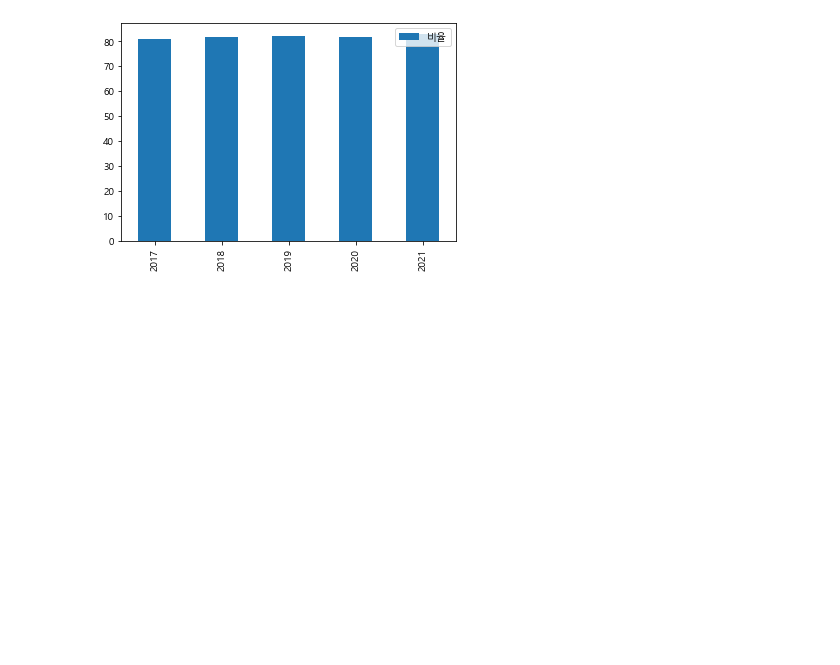
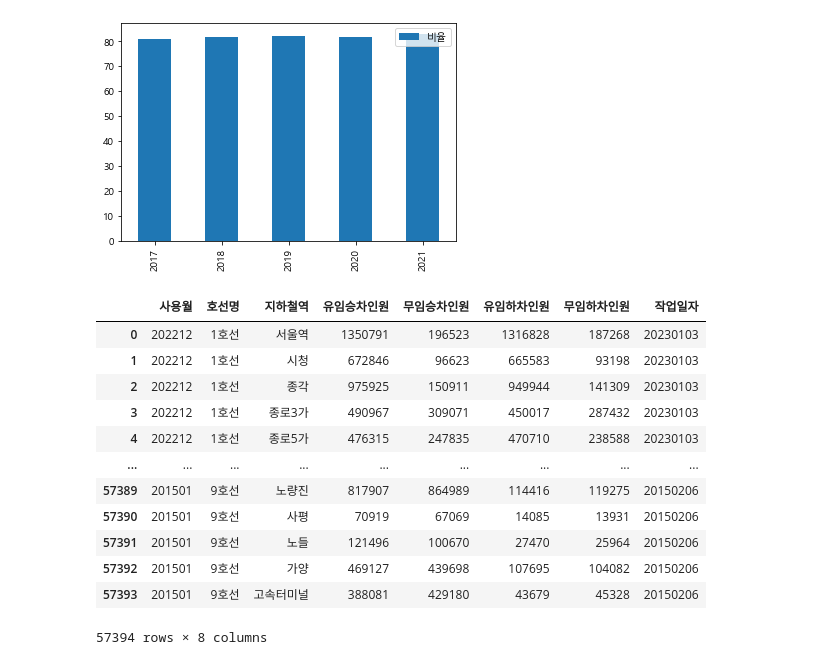
Before and after one commit to limjs1024/semi-project, a Jupyter notebook: teamprject.ipynb, the cells around one changed output. Cells and saved outputs as stored; diff of their text form; code cells hidden in the pictures; blank space fills up the shorter version.

```diff
--- a/teamprject.ipynb
+++ b/teamprject.ipynb
@@ -596,3 +576,21 @@ seoul_old6.plot.bar()
 # %% [output]
 <AxesSubplot:>
 [figure]
+# %%
+seoul_year = pd.read_csv("teamproject/서울시 지하철 호선별 역별 유_무임 승하차 인원 정보 (1).csv",encoding='cp949'
+                  )
+seoul_year
+# %% [output]
+|  | 사용월 | 호선명 | 지하철역 | 유임승차인원 | 무임승차인원 | 유임하차인원 | 무임하차인원 | 작업일자 |
+| 0 | 202212 | 1호선 | 서울역 | 1350791 | 196523 | 1316828 | 187268 | 20230103 |
+| 1 | 202212 | 1호선 | 시청 | 672846 | 96623 | 665583 | 93198 | 20230103 |
+| 2 | 202212 | 1호선 | 종각 | 975925 | 150911 | 949944 | 141309 | 20230103 |
+| 3 | 202212 | 1호선 | 종로3가 | 490967 | 309071 | 450017 | 287432 | 20230103 |
+| 4 | 202212 | 1호선 | 종로5가 | 476315 | 247835 | 470710 | 238588 | 20230103 |
+| ... | ... | ... | ... | ... | ... | ... | ... | ... |
+| 57389 | 201501 | 9호선 | 노량진 | 817907 | 864989 | 114416 | 119275 | 20150206 |
+| 57390 | 201501 | 9호선 | 사평 | 70919 | 67069 | 14085 | 13931 | 20150206 |
+| 57391 | 201501 | 9호선 | 노들 | 121496 | 100670 | 27470 | 25964 | 20150206 |
+| 57392 | 201501 | 9호선 | 가양 | 469127 | 439698 | 107695 | 104082 | 20150206 |
+| 57393 | 201501 | 9호선 | 고속터미널 | 388081 | 429180 | 43679 | 45328 | 20150206 |
+57394 rows × 8 columns
```
Also changed, not shown: parts of 61 cells of this notebook.
